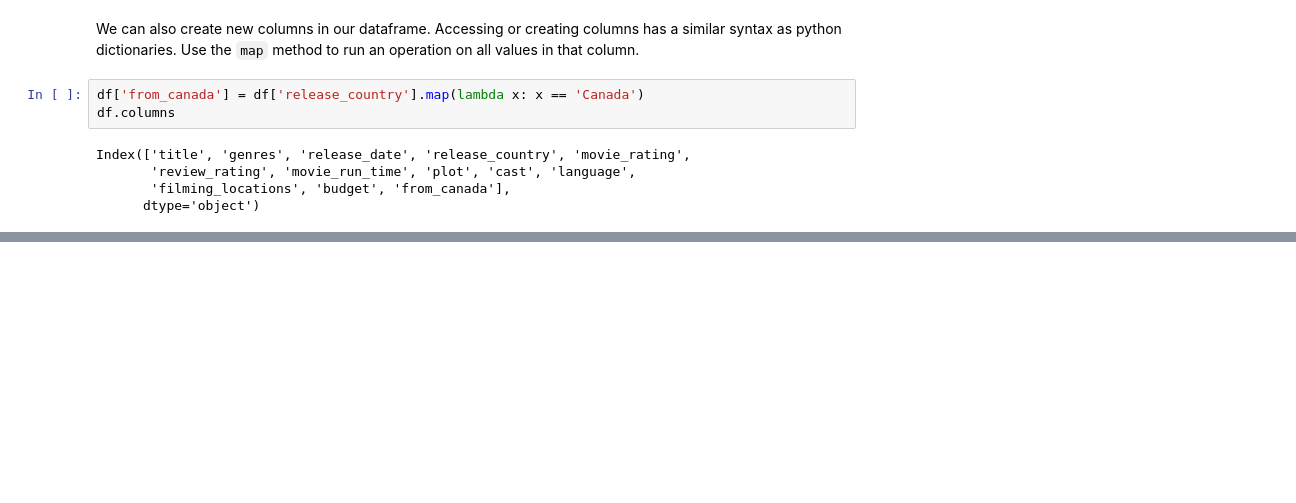
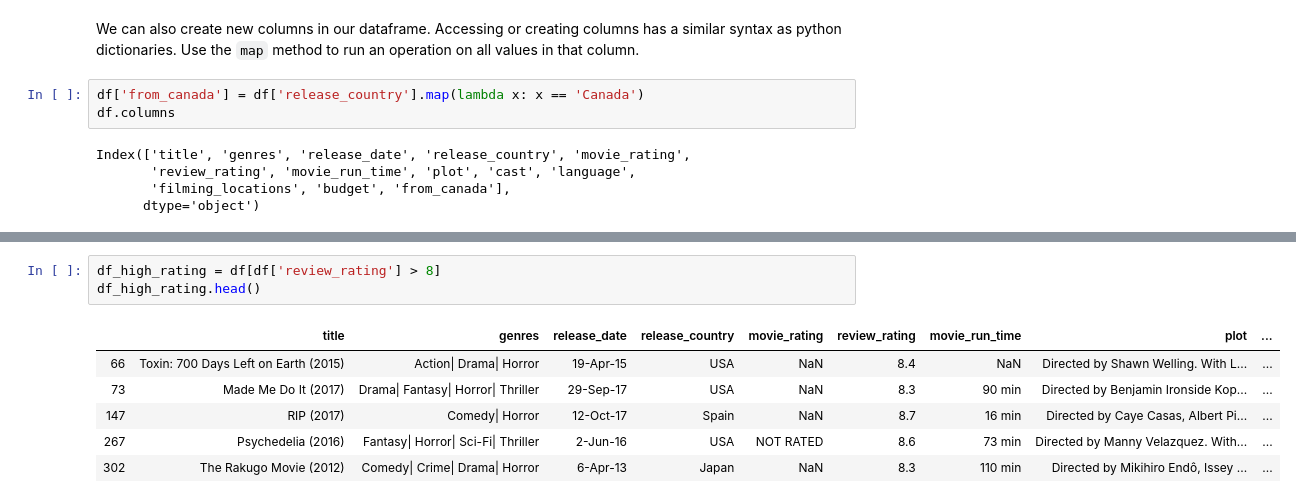
Before and after one commit to adasilva/AnatomyOfMatplotlib, a Jupyter notebook: Part0-JupyterNumpyBasics.ipynb, the cells around one changed output, grey strips where cells are left out. Saved outputs shown, nothing was run; the diff lists cells and outputs as text; blank space fills up the shorter version.

```diff
--- a/Part0-JupyterNumpyBasics.ipynb
+++ b/Part0-JupyterNumpyBasics.ipynb
@@ -272,0 +371,10 @@ Try it out: Try creating or filtering some data! Need some ideas?
+# %%
+df_high_rating = df[df['review_rating'] > 8]
+df_high_rating.head()
+# %% [output]
+|  | title | genres | release_date | release_country | movie_rating | review_rating | movie_run_time | plot | ... |
+| 66 | Toxin: 700 Days Left on Earth (2015) | Action| Drama| Horror | 19-Apr-15 | USA | NaN | 8.4 | NaN | Directed by Shawn Welling. With L... | ... |
+| 73 | Made Me Do It (2017) | Drama| Fantasy| Horror| Thriller | 29-Sep-17 | USA | NaN | 8.3 | 90 min | Directed by Benjamin Ironside Kop... | ... |
+| 147 | RIP (2017) | Comedy| Horror | 12-Oct-17 | Spain | NaN | 8.7 | 16 min | Directed by Caye Casas, Albert Pi... | ... |
+| 267 | Psychedelia (2016) | Fantasy| Horror| Sci-Fi| Thriller | 2-Jun-16 | USA | NOT RATED | 8.6 | 73 min | Directed by Manny Velazquez. With... | ... |
+| 302 | The Rakugo Movie (2012) | Comedy| Crime| Drama| Horror | 6-Apr-13 | Japan | NaN | 8.3 | 110 min | Directed by Mikihiro Endô, Issey ... | ... |
```
Also changed, not shown: parts of 17 cells of this notebook.
